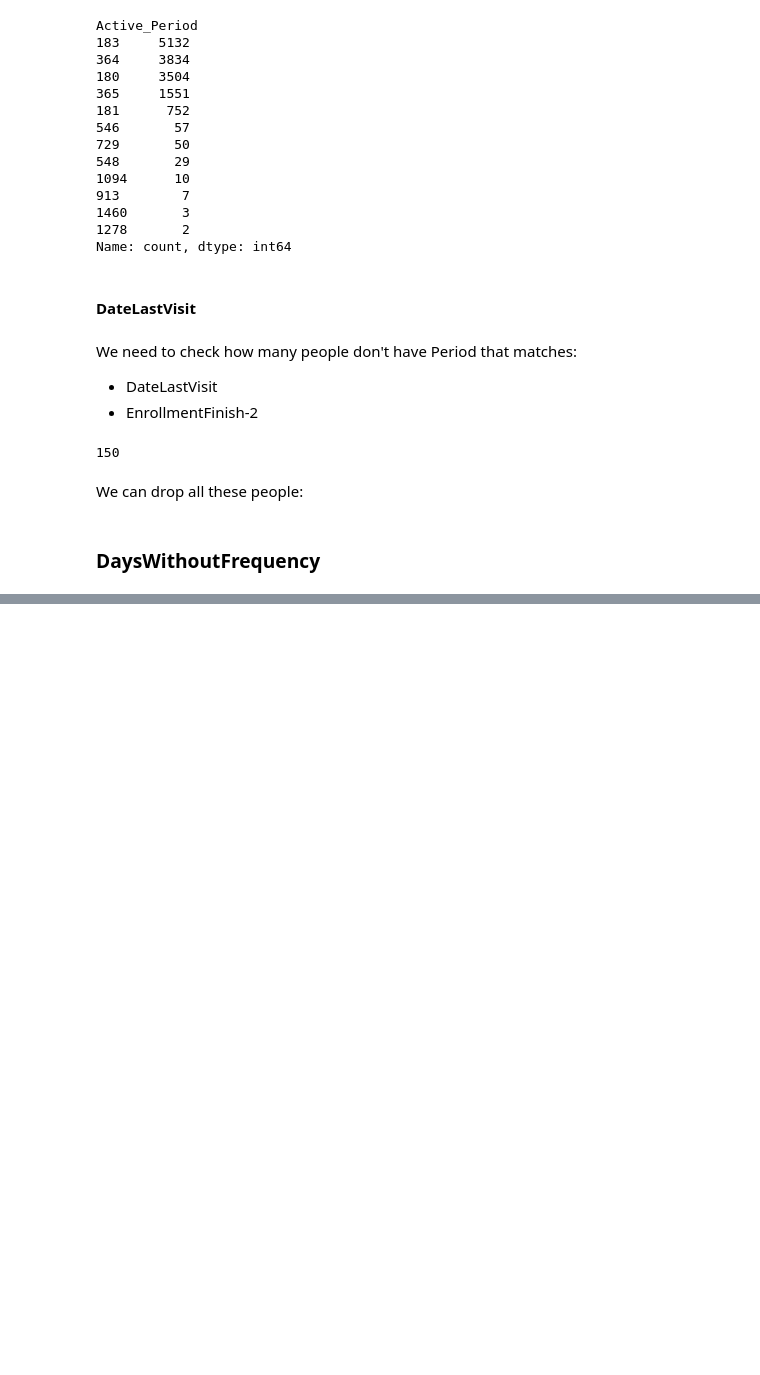
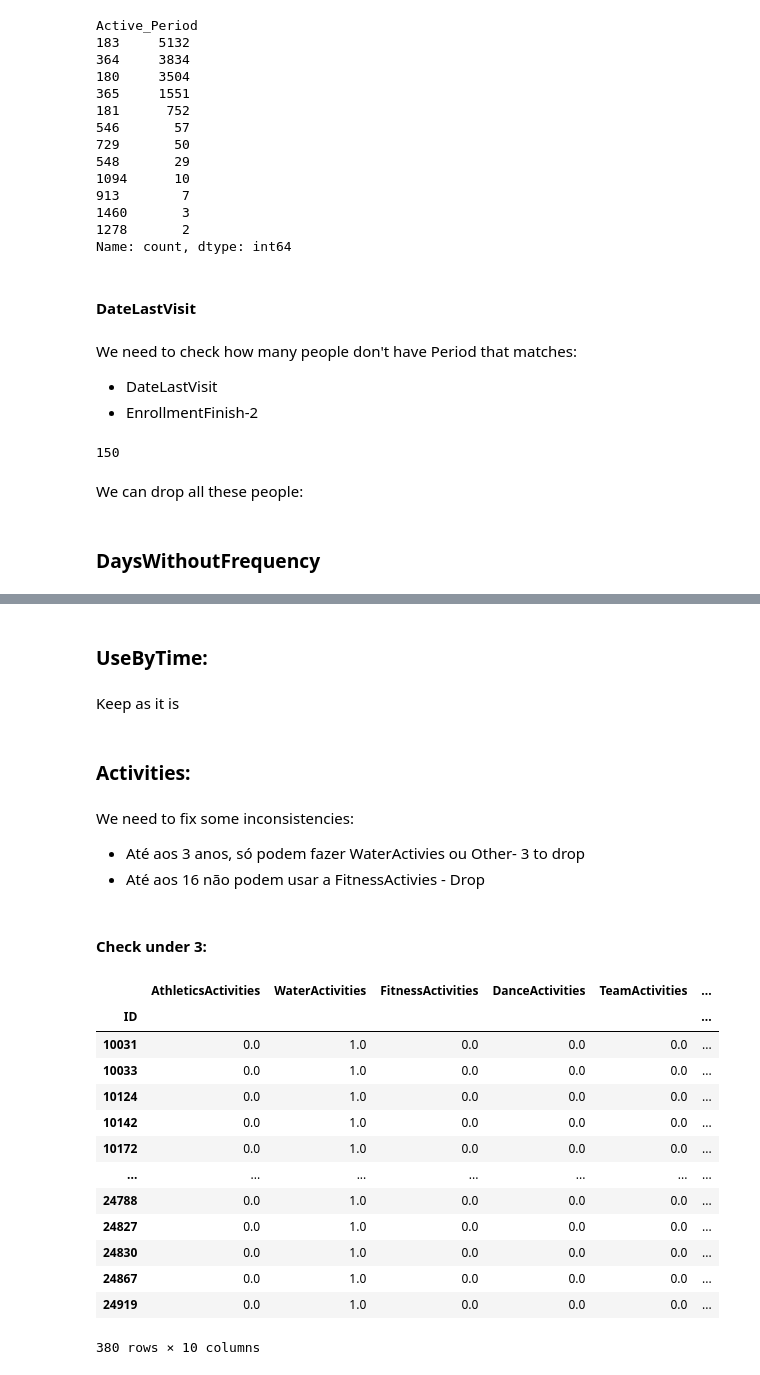
Before and after one commit to raquelxr/data-mining-proj, a Jupyter notebook: DM_Sofia.ipynb, the cells around one changed output, grey strips where cells are left out. Saved outputs shown, nothing was run; the diff lists cells and outputs as text; code cells hidden in the pictures; blank space fills up the shorter version.

```diff
--- a/DM_Sofia.ipynb
+++ b/DM_Sofia.ipynb
@@ -282,0 +299,29 @@ data.drop(index_i, inplace = True)
+# %% [markdown]
+### UseByTime:
+# %% [markdown]
+Keep as it is
+# %% [markdown]
+### Activities:
+# %% [markdown]
+We need to fix some inconsistencies:
+- Até aos 3 anos, só podem fazer WaterActivies ou Other- 3 to drop
+- Até aos 16 não podem usar a FitnessActivies - Drop
+# %% [markdown]
+#### Check under 3:
+# %%
+data[data['Age']<3][['AthleticsActivities', 'WaterActivities','FitnessActivities','DanceActivities','TeamActivities','RacketActivities','CombatActivities','NatureActivities','SpecialActivities','OtherActivities']]
+# %% [output]
+|  | AthleticsActivities | WaterActivities | FitnessActivities | DanceActivities | TeamActivities | ... |
+| ID |  |  |  |  |  | ... |
+| 10031 | 0.0 | 1.0 | 0.0 | 0.0 | 0.0 | ... |
+| 10033 | 0.0 | 1.0 | 0.0 | 0.0 | 0.0 | ... |
+| 10124 | 0.0 | 1.0 | 0.0 | 0.0 | 0.0 | ... |
+| 10142 | 0.0 | 1.0 | 0.0 | 0.0 | 0.0 | ... |
+| 10172 | 0.0 | 1.0 | 0.0 | 0.0 | 0.0 | ... |
+| ... | ... | ... | ... | ... | ... | ... |
+| 24788 | 0.0 | 1.0 | 0.0 | 0.0 | 0.0 | ... |
+| 24827 | 0.0 | 1.0 | 0.0 | 0.0 | 0.0 | ... |
+| 24830 | 0.0 | 1.0 | 0.0 | 0.0 | 0.0 | ... |
+| 24867 | 0.0 | 1.0 | 0.0 | 0.0 | 0.0 | ... |
+| 24919 | 0.0 | 1.0 | 0.0 | 0.0 | 0.0 | ... |
+380 rows × 10 columns
```
Also changed, not shown: parts of 14 cells of this notebook.
